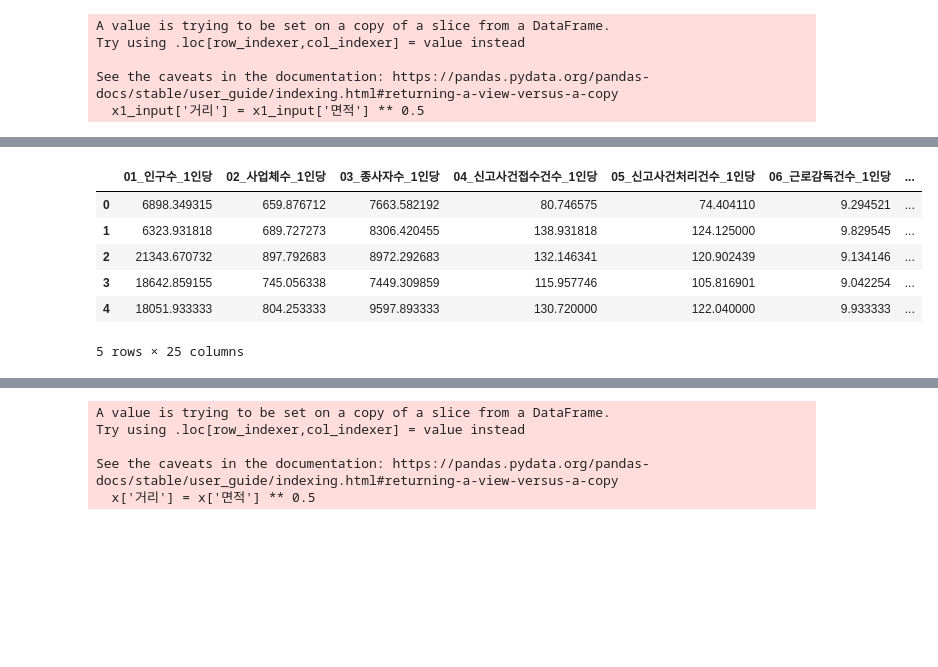
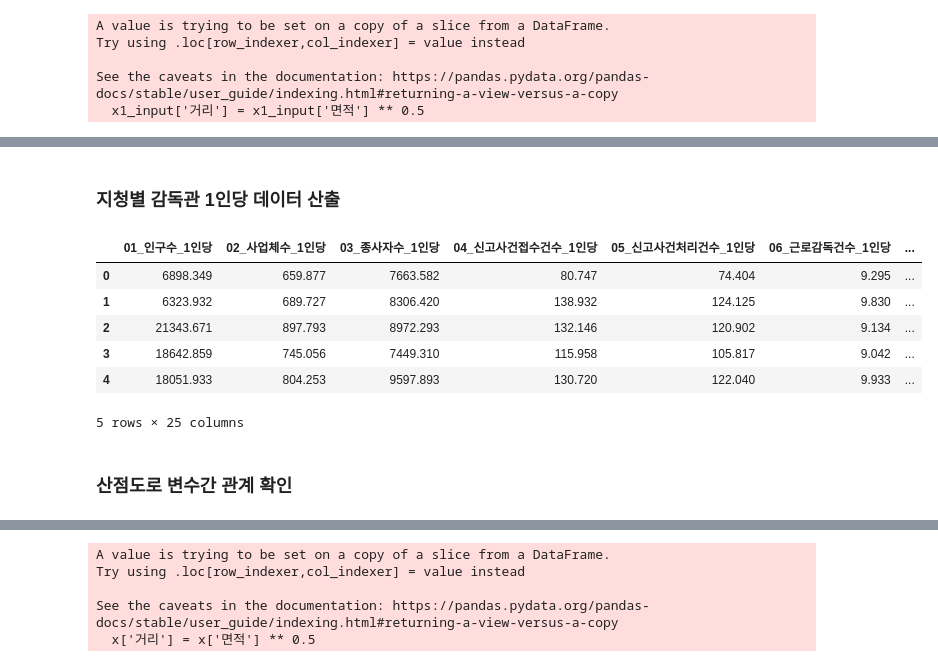
Before and after one commit to barkle2/IA, a Jupyter notebook: 정원/project_1/branch_analysis_v2.ipynb, the cells around one changed output, grey strips where cells are left out. Saved outputs shown, nothing was run; the diff lists cells and outputs as text; code cells hidden in the pictures; blank space fills up the shorter version.

```diff
--- a/정원/project_1/branch_analysis_v2.ipynb
+++ b/정원/project_1/branch_analysis_v2.ipynb
@@ -49,7 +49,7 @@ y1 = df_input['감독관']
 y2 = df_input['과수(감독전체)']
 # %%
 # 감독관 수 결정을 위한 데이터 셋 만들기
-x1_input = df_input[['감독관', '인구수', '사업체수', '종사자수', '신고사건접수건수', '신고사건처리건수', '평균처리일', '지연처리율', '근로감독건수', '정기감독실시업체',
+x1_input = df_input[['연번', '기관명', '과수(감독전체)', '감독관', '인구수', '사업체수', '종사자수', '신고사건접수건수', '신고사건처리건수', '평균처리일', '지연처리율', '근로감독건수', '정기감독실시업체',
               '수시감독실시업체', '사업장감독결과금품청산법위반건수', '현장점검횟수', '현장점검의날지도건수', '교육·컨설팅횟수', '안전보건감독건수', '산업재해조사표입력건수', '점검·감독' ,
               '중대재해', '사고재해자수', '사망만인율', '사고사망만인율', '부상자수', '재해자수', '재해율', '면적']]
 # %%
@@ -61,3 +61,25 @@ Try using .loc[row_indexer,col_indexer] = value instead
 
 See the caveats in the documentation: https://pandas.pydata.org/pandas-docs/stable/user_guide/indexing.html#returning-a-view-versus-a-copy
   x1_input['거리'] = x1_input['면적'] ** 0.5
+# %%
+# 컬럼 이름 변경
+x1_input['01_인구수'] = x1_input['인구수']
+x1_input['02_사업체수'] = x1_input['사업체수']
+x1_input['03_종사자수'] = x1_input['종사자수']
+x1_input['04_신고사건접수건수'] = x1_input['신고사건접수건수']
+x1_input['05_신고사건처리건수'] = x1_input['신고사건처리건수']
+x1_input['06_근로감독건수'] = x1_input['근로감독건수']
+x1_input['07_정기감독실시업체'] = x1_input['정기감독실시업체']
+x1_input['08_수시감독실시업체'] = x1_input['수시감독실시업체']
+x1_input['09_금품청산법위반건수'] = x1_input['사업장감독결과금품청산법위반건수']
+x1_input['10_현장점검횟수'] = x1_input['현장점검횟수']
+x1_input['11_현장점검의날지도건수'] = x1_input['현장점검의날지도건수']
+x1_input['12_교육컨설팅횟수'] = x1_input['교육·컨설팅횟수']
+x1_input['13_안전보건감독건수'] = x1_input['안전보건감독건수']
+x1_input['14_산재조사표입력건수'] = x1_input['산업재해조사표입력건수']
+x1_input['15_점검감독'] = x1_input['점검·감독']
+x1_input['16_중대재해'] = x1_input['중대재해']
+x1_input['17_사고재해자수'] = x1_input['사고재해자수']
+x1_input['18_부상자수'] = x1_input['부상자수']
+x1_input['19_면적'] = x1_input['면적']
+x1_input['20_거리'] = x1_input['거리']
@@ -74,7 +114,7 @@ x1_input['07_정기감독실시업체_1인당'] = x1_input['정기감독실시
 x1_input['08_수시감독실시업체_1인당'] = x1_input['수시감독실시업체']/x1_input['감독관']
 x1_input['09_금품청산법위반건수_1인당'] = x1_input['사업장감독결과금품청산법위반건수']/x1_input['감독관']
 x1_input['10_현장점검횟수_1인당'] = x1_input['현장점검횟수']/x1_input['감독관']
-x1_input['11_현장점검의날지도건수'] = x1_input['현장점검의날지도건수']/x1_input['감독관']
+x1_input['11_현장점검의날지도건수_1인당'] = x1_input['현장점검의날지도건수']/x1_input['감독관']
 x1_input['12_교육컨설팅횟수_1인당'] = x1_input['교육·컨설팅횟수']/x1_input['감독관']
 x1_input['13_안전보건감독건수_1인당'] = x1_input['안전보건감독건수']/x1_input['감독관']
 x1_input['14_산재조사표입력건수_1인당'] = x1_input['산업재해조사표입력건수']/x1_input['감독관']
@@ -110,16 +168,20 @@ See the caveats in the documentation: https://pandas.pydata.org/pandas-docs/stab
+# %% [markdown]
+### 지청별 감독관 1인당 데이터 산출
 # %%
 # 실제로 사용할 지표만 남기고 나머지는 삭제
-x1_input2 = x1_input[['01_인구수_1인당', '02_사업체수_1인당', '03_종사자수_1인당', '04_신고사건접수건수_1인당', '05_신고사건처리건수_1인당', '06_근로감독건수_1인당',
-                      '07_정기감독실시업체_1인당', '08_수시감독실시업체_1인당', '09_금품청산법위반건수_1인당', '10_현장점검횟수_1인당', '11_현장점검의날지도건수',
+x1_v2 = x1_input[['01_인구수_1인당', '02_사업체수_1인당', '03_종사자수_1인당', '04_신고사건접수건수_1인당', '05_신고사건처리건수_1인당', '06_근로감독건수_1인당',
+                      '07_정기감독실시업체_1인당', '08_수시감독실시업체_1인당', '09_금품청산법위반건수_1인당', '10_현장점검횟수_1인당', '11_현장점검의날지도건수_1인당',
                       '12_교육컨설팅횟수_1인당', '13_안전보건감독건수_1인당', '14_산재조사표입력건수_1인당', '15_점검감독_1인당', '16_중대재해_1인당', '17_사고재해자수_1인당',
                       '18_부상자수_1인당', '19_면적_1인당', '20_거리_1인당', '21_평균처리일', '22_지연처리율', '23_사망만인율', '24_사고사망만인율', '25_재해율']]
 
-x1_input2.head()
+x1_v2.head()
 # %% [output]
 |  | 01_인구수_1인당 | 02_사업체수_1인당 | 03_종사자수_1인당 | 04_신고사건접수건수_1인당 | 05_신고사건처리건수_1인당 | 06_근로감독건수_1인당 | ... |
-| 0 | 6898.349315 | 659.876712 | 7663.582192 | 80.746575 | 74.404110 | 9.294521 | ... |
-| 1 | 6323.931818 | 689.727273 | 8306.420455 | 138.931818 | 124.125000 | 9.829545 | ... |
-| 2 | 21343.670732 | 897.792683 | 8972.292683 | 132.146341 | 120.902439 | 9.134146 | ... |
-| 3 | 18642.859155 | 745.056338 | 7449.309859 | 115.957746 | 105.816901 | 9.042254 | ... |
-| 4 | 18051.933333 | 804.253333 | 9597.893333 | 130.720000 | 122.040000 | 9.933333 | ... |
+| 0 | 6898.349 | 659.877 | 7663.582 | 80.747 | 74.404 | 9.295 | ... |
+| 1 | 6323.932 | 689.727 | 8306.420 | 138.932 | 124.125 | 9.830 | ... |
+| 2 | 21343.671 | 897.793 | 8972.293 | 132.146 | 120.902 | 9.134 | ... |
+| 3 | 18642.859 | 745.056 | 7449.310 | 115.958 | 105.817 | 9.042 | ... |
+| 4 | 18051.933 | 804.253 | 9597.893 | 130.720 | 122.040 | 9.933 | ... |
 5 rows × 25 columns
+# %% [markdown]
+### 산점도로 변수간 관계 확인
```
Also changed, not shown: parts of 33 cells of this notebook, 1 other file.
